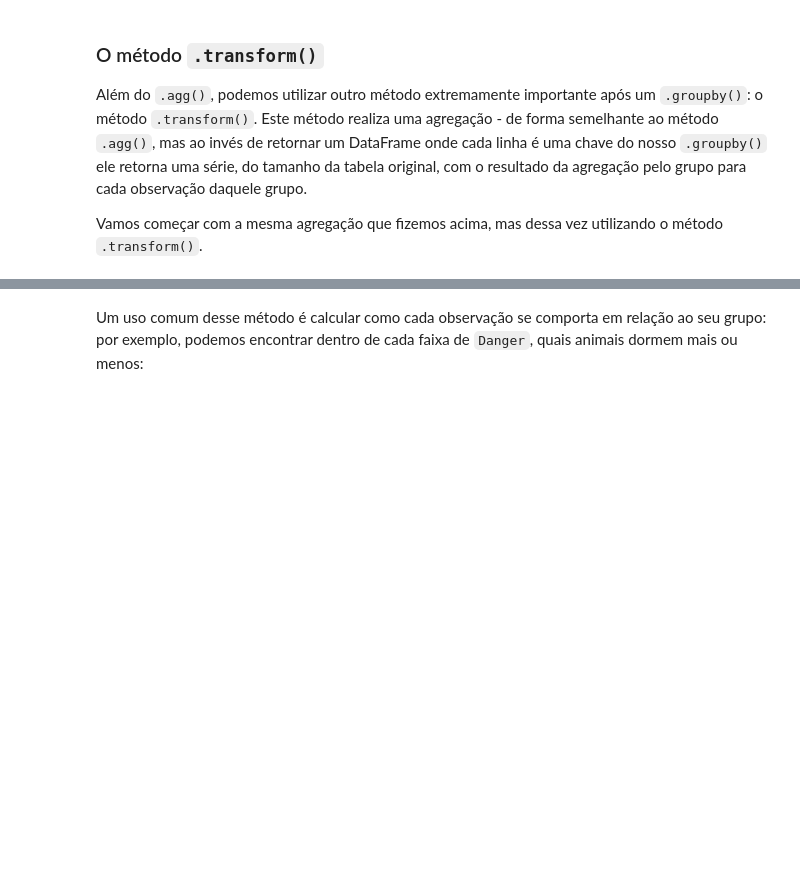
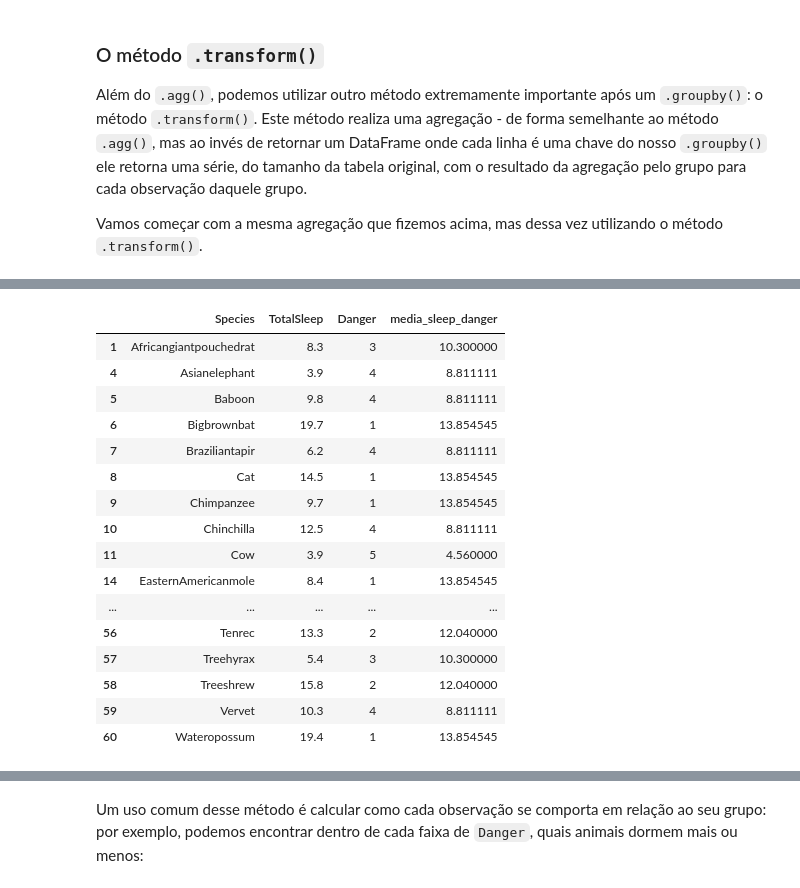
Before and after one commit to sadguilherme/99_PT_JAN2023, a Jupyter notebook: aulas/20230214 Funções Lambda.ipynb, the cells around one changed output, grey strips where cells are left out. Cells and saved outputs as stored; diff of their text form; code cells hidden in the pictures; blank space fills up the shorter version.

```diff
--- a/aulas/20230214 Funções Lambda.ipynb
+++ b/aulas/20230214 Funções Lambda.ipynb
@@ -110,0 +173,7 @@ tb_sleep = tb_sleep.dropna()
+# %%
+def e_primata(nome):
+    pattern = r'monk|ape|man|gorilla|baboon|chimpanzee'
+    resultado = re.findall(pattern, nome)
+    return resultado
+
+tb_sleep['Species'].map(e_primata)
@@ -110,0 +198,2 @@ tb_sleep = tb_sleep.dropna()
+# %%
+tb_sleep['primata'] = tb_sleep['Species'].map(e_primata)
@@ -111,4 +218,7 @@ tb_sleep = tb_sleep.dropna()
 # %%
 primate_pattern = r'monk|ape|man|gorilla|baboon|chimpanzee'
-tb_sleep['primate_list'] = tb_sleep['Species'].map(lambda x: re.findall(primate_pattern, x.lower()))
+tb_sleep['primate_list'] = (
+    tb_sleep['Species']
+    .map(lambda nome: re.findall(primate_pattern, nome.lower()))
+)
 tb_sleep['primate_list'].head(10)
@@ -191,2 +493,22 @@ Vamos começar com a mesma agregação que fizemos acima, mas dessa vez utilizan
 # %%
-tb_sleep.groupby('Danger')['TotalSleep'].transform("mean")
+tb_sleep['media_sleep_danger'] = tb_sleep.groupby('Danger')['TotalSleep'].transform("mean")
+# %%
+tb_sleep[['Species', 'TotalSleep', 'Danger', 'media_sleep_danger']]
+# %% [output]
+|  | Species | TotalSleep | Danger | media_sleep_danger |
+| 1 | Africangiantpouchedrat | 8.3 | 3 | 10.300000 |
+| 4 | Asianelephant | 3.9 | 4 | 8.811111 |
+| 5 | Baboon | 9.8 | 4 | 8.811111 |
+| 6 | Bigbrownbat | 19.7 | 1 | 13.854545 |
+| 7 | Braziliantapir | 6.2 | 4 | 8.811111 |
+| 8 | Cat | 14.5 | 1 | 13.854545 |
+| 9 | Chimpanzee | 9.7 | 1 | 13.854545 |
+| 10 | Chinchilla | 12.5 | 4 | 8.811111 |
+| 11 | Cow | 3.9 | 5 | 4.560000 |
+| 14 | EasternAmericanmole | 8.4 | 1 | 13.854545 |
+| ... | ... | ... | ... | ... |
+| 56 | Tenrec | 13.3 | 2 | 12.040000 |
+| 57 | Treehyrax | 5.4 | 3 | 10.300000 |
+| 58 | Treeshrew | 15.8 | 2 | 12.040000 |
+| 59 | Vervet | 10.3 | 4 | 8.811111 |
+| 60 | Wateropossum | 19.4 | 1 | 13.854545 |
```
Also changed, not shown: parts of 61 cells of this notebook.
